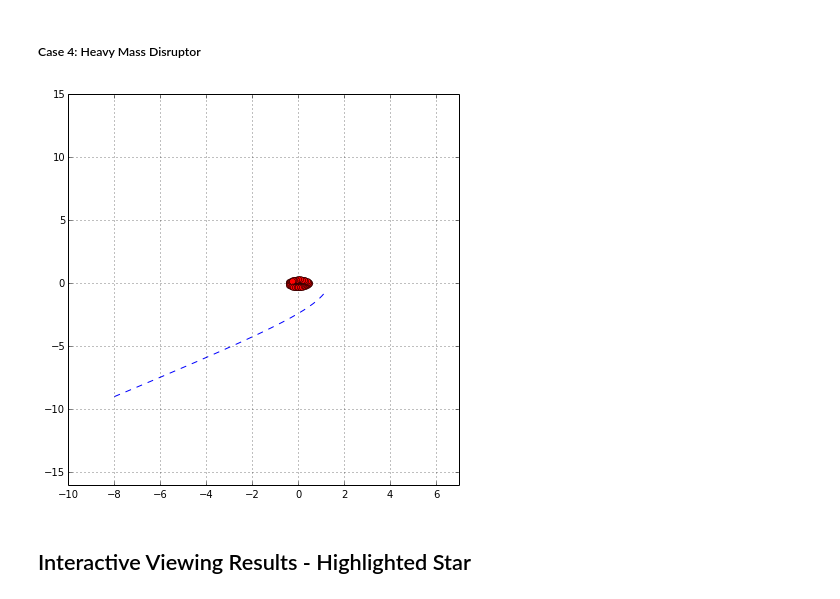
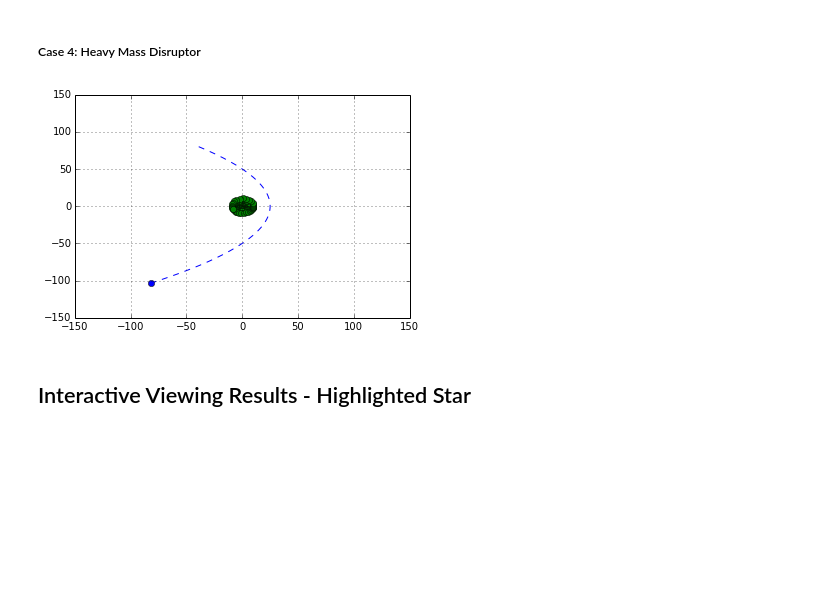
Before and after one commit to mkourjan/GalaxyProject, a Jupyter notebook: ToomreExamples.ipynb, the cells around one changed output. Cells and saved outputs as stored; diff of their text form; code cells hidden in the pictures; blank space fills up the shorter version.

```diff
--- a/ToomreExamples.ipynb
+++ b/ToomreExamples.ipynb
@@ -119,7 +111,9 @@ results_4 = Toomre.Make_Master_Array(Case = 4,Rx0 = -8, Ry0 = -9,
+# %%
+results_4 = ToomreGalaxy.Make_Master_Array(Case = 4, Rx0 = -39., Ry0 = 80., M = 1.0e11, S = 1.0e11*4)
 # %%
-d = interact(Toomre.Make_Plots,results = fixed(results_4), t = (0.,20.1), dt = fixed(0.0075))
+d1 = interact(ToomreGalaxy.Make_Plot_stars,results = fixed(results_4), M = fixed(1.0e11), S = fixed(1.0e11*4), t = (0.1,20.1), dt = fixed(0.0075))
 # %% [output]
-[figure, old version]
+[figure, new version]
 # %% [markdown]
 ## Interactive Viewing Results - Highlighted Star
 # %% [markdown]
```
Also changed, not shown: parts of 26 cells of this notebook, 5 other files.
